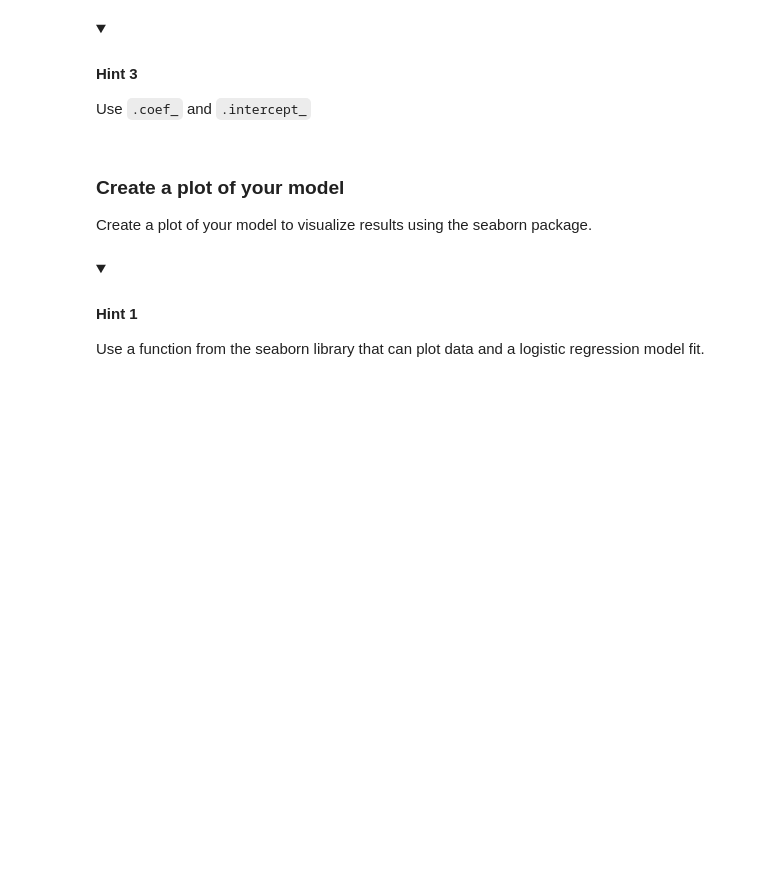
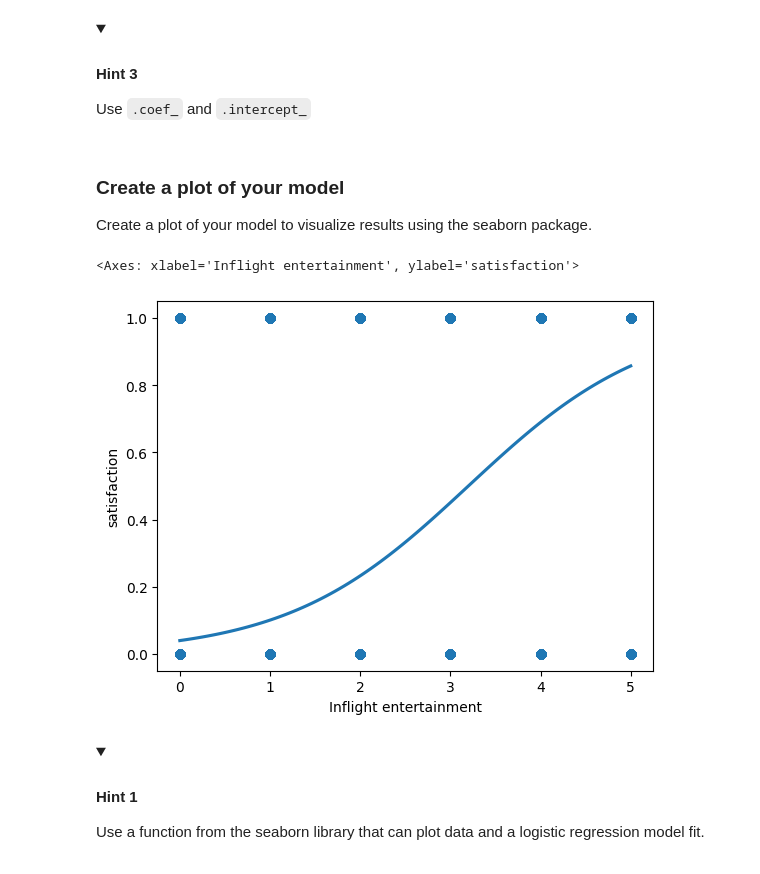
Before and after one commit to Cyberoctane29/Python-For-Data-Analysis, a Jupyter notebook: Course-5/Module_5/2_activity_perform_logistic_regression.ipynb, the cells around one changed output. Saved outputs shown, nothing was run; the diff lists cells and outputs as text; code cells hidden in the pictures; folded sections open; blank space fills up the shorter version.

```diff
--- a/Course-5/Module_5/2_activity_perform_logistic_regression.ipynb
+++ b/Course-5/Module_5/2_activity_perform_logistic_regression.ipynb
@@ -162,0 +250,2 @@ Drop the rows with missing values and save the resulting pandas DataFrame in a v
+# %%
+df_subset=df_original.dropna(axis=0).reset_index(drop=True);
@@ -184,0 +292,2 @@ Make the `Inflight entertainment` column "of type float."
+# %%
+df_subset = df_subset.astype({"Inflight entertainment": float})
@@ -198,3 +309,5 @@ Convert the categorical column `satisfaction` into numeric through one-hot encod
+# %%
+df_subset['satisfaction']=OneHotEncoder(drop='first').fit_transform(df_subset[['satisfaction']]).toarray()
 # %% [markdown]
 <details>
   <summary><h4><strong>Hint 1</strong></h4></summary>
@@ -322,3 +467,8 @@ Create a plot of your model to visualize results using the seaborn package.
+# %%
+sns.regplot(x="Inflight entertainment", y="satisfaction", data=df_subset, logistic=True, ci=None)
+# %% [output]
+<Axes: xlabel='Inflight entertainment', ylabel='satisfaction'>
+[figure, added]
 # %% [markdown]
 <details>
   <summary><h4><strong>Hint 1</strong></h4></summary>
```
Also changed, not shown: parts of 58 cells of this notebook.
